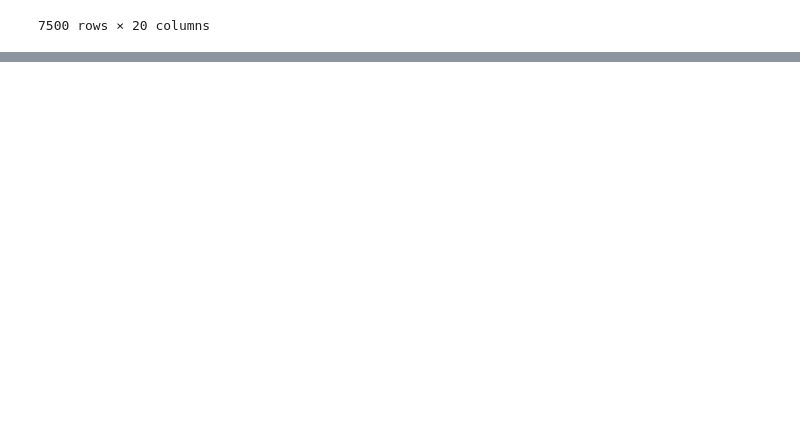
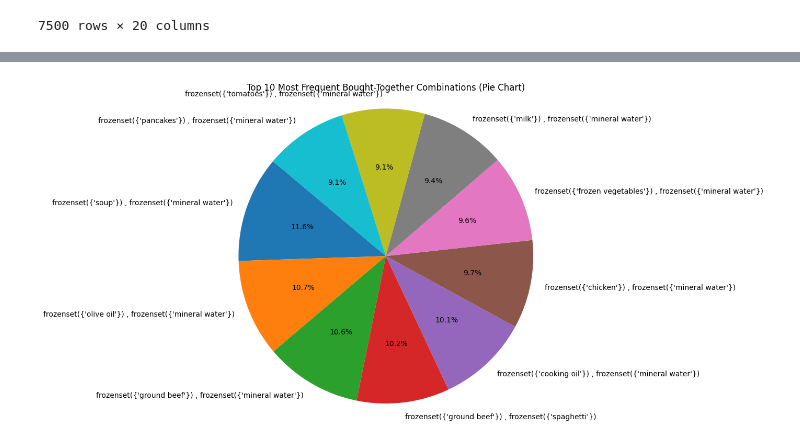
Before and after one commit to rahul-727/ML, a Jupyter notebook: Lab3.ipynb, the cells around one changed output, grey strips where cells are left out. Drawn from its saved outputs; the diff is of its cells as text; code cells hidden in the pictures; blank space fills up the shorter version.

```diff
--- a/Lab3.ipynb
+++ b/Lab3.ipynb
@@ -109,0 +284,15 @@ See the caveats in the documentation: https://pandas.pydata.org/pandas-docs/stab
+# %%
+import matplotlib.pyplot as plt
+
+# Sample data (replace with your actual data)
+combinations = [' , '.join(map(str, combination)) for combination in zip(top10['antecedents'], top10['consequents'])]
+support_values = top10['confidence']
+
+# Create the pie chart
+plt.figure(figsize=(8, 8))
+plt.pie(support_values, labels=combinations, autopct='%1.1f%%', startangle=140)
+plt.axis('equal')  # Equal aspect ratio ensures that pie is drawn as a circle.
+plt.title('Top 10 Most Frequent Bought-Together Combinations (Pie Chart)')
+plt.show()
+# %% [output]
+[figure, added]
```
Also changed, not shown: parts of 31 cells of this notebook.
